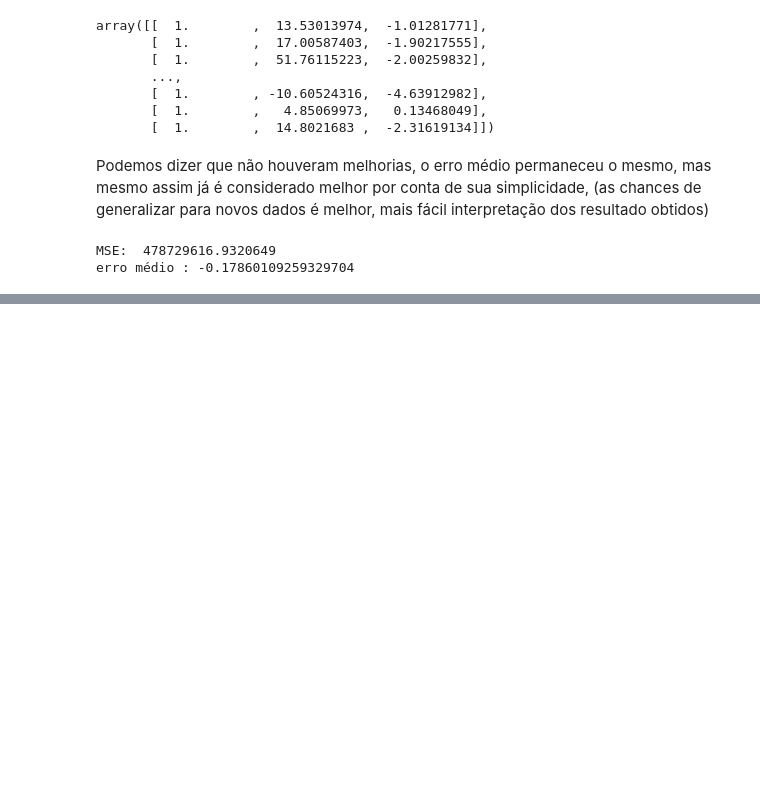
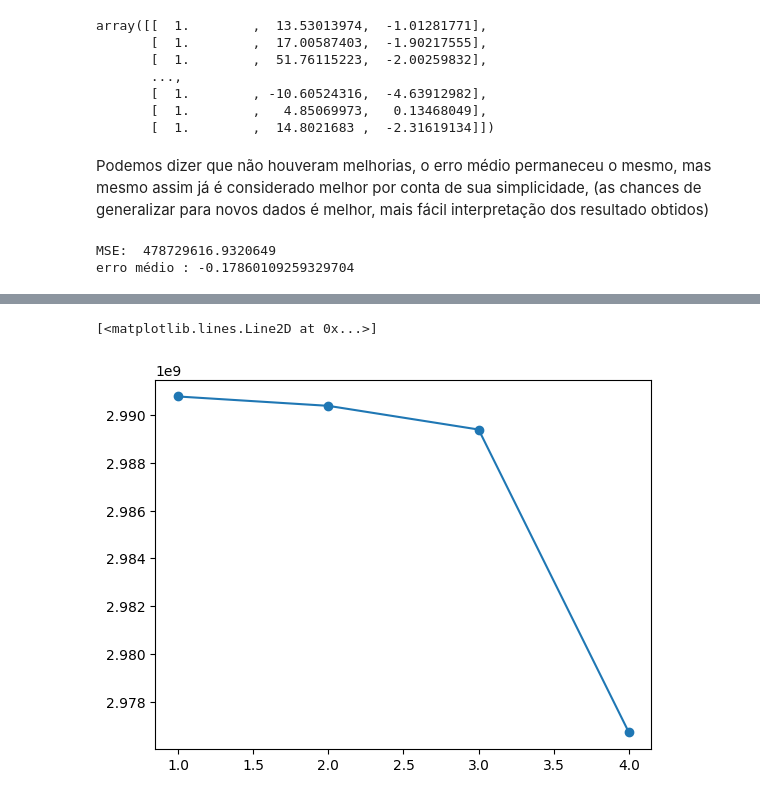
Before and after one commit to MarcoAfB/Machine_Learning, a Jupyter notebook: Linear_Regression.ipynb, the cells around one changed output, grey strips where cells are left out. Cells and saved outputs as stored; diff of their text form; code cells hidden in the pictures; blank space fills up the shorter version.

Commit message:
Backward_selection

```diff
--- a/Linear_Regression.ipynb
+++ b/Linear_Regression.ipynb
@@ -91,7 +91,7 @@ class LR():
         x = self.x
         # A quantia de feature que teremos no data-set
         select_feature = axis_y - n_feature
-
+        pos_deleted = []
         for i in range(1, select_feature):
             predict = -np.inf
             select = 0
@@ -107,17 +107,28 @@ class LR():
 
             # Variável com maior mse é excluída do data-set
             x = np.delete(x, select, axis=1)
+            pos_deleted.append(select)
 
-        return x
+        return x, pos_deleted
 
     '''Outra forma de alterar o least square solution buscando uma mse menor, nesse método, a alteração
     dos parâmetros é feita de forma continua e não havendo exclusões de variáveis'''
     def Ridge_Regression(self, ratio, x=a_none, y=a_none):
         if x.all() == None:
-            ridge = np.linalg.inv((self.x.T.dot(self.x) - ratio*np.identity(self.x.shape[1]))).dot(self.x.T).dot(self.y)
+            if (self.x[:,0] == 1).all():
+                x = np.delete(self.x, 0, axis=1)
+            for i in range(x.shape[1]):
+                x[:, i] = (x[:, i] - np.mean(x[:, i]))/np.var(x[:, i])
+
+            ridge = np.linalg.inv((x.T.dot(x) + ratio*np.identity(x.shape[1]))).dot(x.T).dot(self.y)
         else:
-            ridge = np.linalg.inv((x.T.dot(x) - ratio*np.identity(x.shape[1]))).dot(x.T).dot(y)
-        return ridge
+            if (x[:,0] == 1).all():
+                x = np.delete(x, 0, axis=1)
+            for i in range(x.shape[1]):
+                x[:, i] = (x[:, i] - np.mean(x[:, i]))
+            ridge = np.linalg.inv((x.T.dot(x) + ratio*np.identity(x.shape[1]))).dot(x.T).dot(y)
+
+        return np.append(np.mean(self.y), ridge)
 # %%
 # Selecionando a coluna da variável e prediction
 np_data = data_train[['price', 'spec_rating']].to_numpy()
@@ -342,0 +360,18 @@ erro médio : -0.17860109259329704
+# %%
+'''Podemos usar técnicas que buscam restringir o modelo tirar sua complexidade para que ele possa
+generalizar melhor nos dados ainda não observados'''
+mse_for = np.ones([len(train_data[0])-2, 1])
+
+for i in range(1,len(train_data[0])-1):
+    data_forward, _ = multi_dim.Backward_selection(i)
+    test_forward = LR(data_forward, np_y)
+
+    BB_forward = test_forward.least_square()
+    hat_forward = test_forward.prediction(data_forward)
+    mse_forward = test_forward.MSE(hat_forward, np_y)
+    print(f"MSE test com {i} variáveis: {mse_forward}")
+
+    # Para melhor interpretação podemos usar o erro médio
+    erro_medio = np.mean(np_y - hat_forward) / np.mean(np_y)
+    print(f"Erro médio com {i} variáveis: {erro_medio}\n")
+    mse_for[i-1] =  mse_forward
@@ -342,0 +390,7 @@ erro médio : -0.17860109259329704
+# %%
+'''Faremos o teste com 1 variável, já que da 1 até a 3 houve pouca diferença. E com 4 variáveis já
+que foi a mudança que mais trouce diferença no MSE'''
+plt.plot(list(range(1,5)), mse_for, linestyle='-', marker='o')
+# %% [output]
+[<matplotlib.lines.Line2D at 0x...>]
+[figure, added]
```
Also changed, not shown: parts of 5 cells of this notebook.
